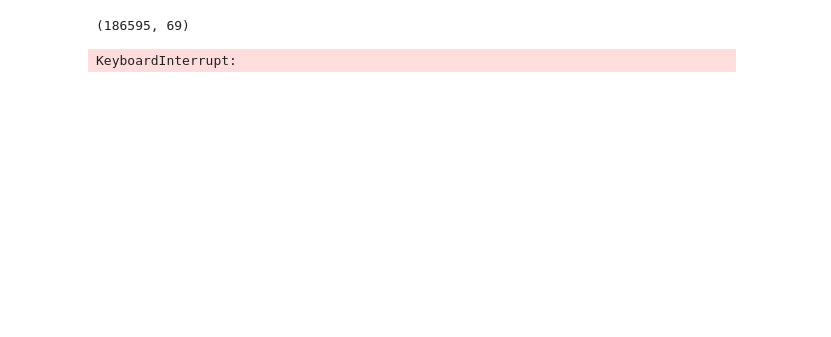
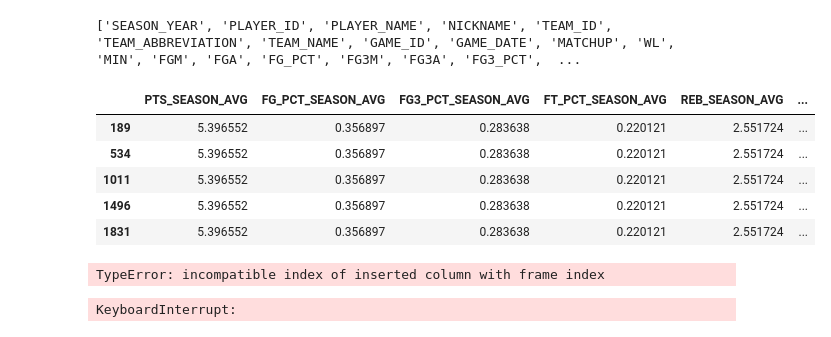
Before and after one commit to Loki812/nba_analytics, a Jupyter notebook: bball_4.ipynb, the cells around one changed output. Saved outputs shown, nothing was run; the diff lists cells and outputs as text; code cells hidden in the pictures; blank space fills up the shorter version.

```diff
--- a/bball_4.ipynb
+++ b/bball_4.ipynb
@@ -13,8 +14,42 @@ while start_year < 25:
   df = pd.concat([df, p_df])
   start_year += 1
 
-print(df.shape)
+print(df.columns.to_list())
 # %% [output]
-(186595, 69)
+['SEASON_YEAR', 'PLAYER_ID', 'PLAYER_NAME', 'NICKNAME', 'TEAM_ID', 'TEAM_ABBREVIATION', 'TEAM_NAME', 'GAME_ID', 'GAME_DATE', 'MATCHUP', 'WL', 'MIN', 'FGM', 'FGA', 'FG_PCT', 'FG3M', 'FG3A', 'FG3_PCT',  ...
-# %%
-pd.set_option('display.max_columns', None)
+# %%
+def create_avg_over_season_columns(source: pd.DataFrame, names: List[str]) -> pd.DataFrame:
+    """
+    @parameter source: A dataframe containing atleast 1 season of data from the playergamelogs endpoint in the api
+    @parameter names: a list of columns from the dataframe you wish to average
+
+    Will create a new dataframe with player_id, game_id (unique identifiers) and the averages of the stats you request
+    """
+    # Sort the DataFrame (optional depending on your needs)
+    source = source.sort_values(by=['PLAYER_ID', 'SEASON_YEAR'])
+
+    new_column_names = []
+    for name in names:
+        season_avg = source.groupby(['PLAYER_ID', 'SEASON_YEAR'])[name].mean()
+        column_name = f"{name}_SEASON_AVG"
+        new_column_names.append(column_name)
+
+        # Map the calculated averages back to the original DataFrame
+        source[column_name] = source.set_index(['PLAYER_ID', 'SEASON_YEAR']).index.map(season_avg)
+
+    new_column_names.append('PLAYER_ID')
+    new_column_names.append('GAME_ID')
+    # Return the desired DataFrame with PLAYER_ID, GAME_ID, and the new column
+    return source[new_column_names]
+# %%
+cols_to_avg = ['PTS', 'FG_PCT', 'FG3_PCT', 'FT_PCT', 'REB', 'AST', 'STL', 'BLK']
+
+new_df = create_avg_over_season_columns(source=df, names=cols_to_avg)
+new_df.head()
+# %% [output]
+|  | PTS_SEASON_AVG | FG_PCT_SEASON_AVG | FG3_PCT_SEASON_AVG | FT_PCT_SEASON_AVG | REB_SEASON_AVG | ... |
+| 189 | 5.396552 | 0.356897 | 0.283638 | 0.220121 | 2.551724 | ... |
+| 534 | 5.396552 | 0.356897 | 0.283638 | 0.220121 | 2.551724 | ... |
+| 1011 | 5.396552 | 0.356897 | 0.283638 | 0.220121 | 2.551724 | ... |
+| 1496 | 5.396552 | 0.356897 | 0.283638 | 0.220121 | 2.551724 | ... |
+| 1831 | 5.396552 | 0.356897 | 0.283638 | 0.220121 | 2.551724 | ... |
@@ -21,3 +83,9 @@ pd.set_option('display.max_columns', None)
+# %%
+wma_names = ['PTS', 'FG_PCT', 'FG3_PCT', 'FT_PCT']
+third_df = calculate_weighted_average_column(source=df, num_of_games=5, names=wma_names)
+third_df.head()
+# %% [output]
+TypeError: incompatible index of inserted column with frame index
 # %%
 df.rename(columns={'TEAM_ABBREVIATION': 'P_TEAM_ABBR'}, inplace=True)
 df['A_TEAM_ABBR'] = df['MATCHUP'].str.split(' ').str[-1]
```
Also changed, not shown: parts of 2 cells of this notebook.
